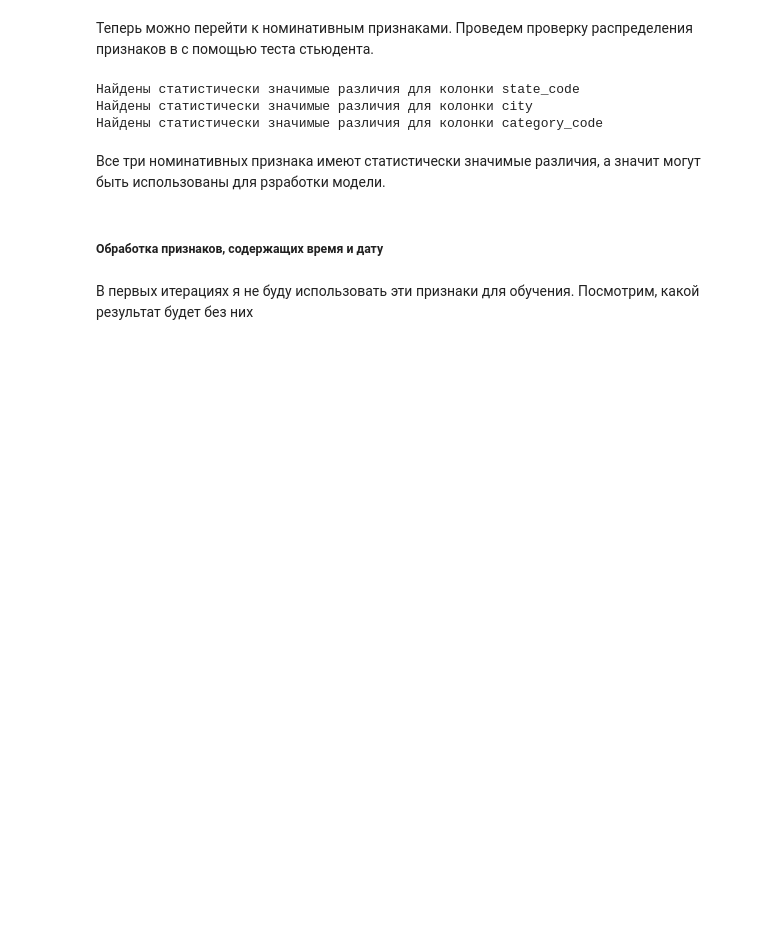
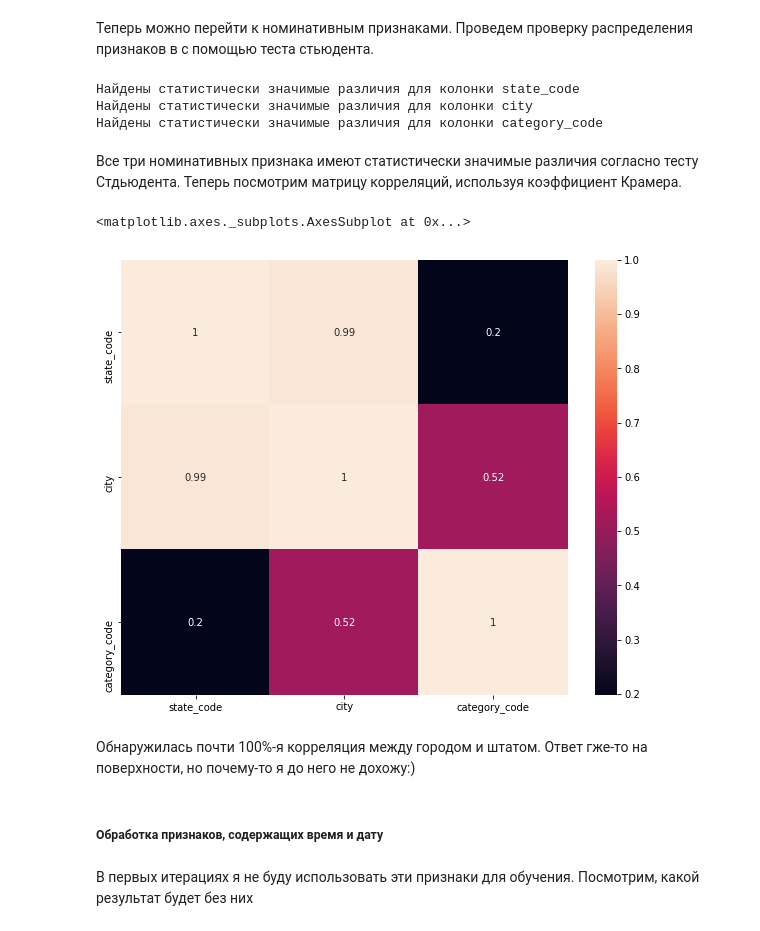
Before and after one commit to Seuranta/MyPublic, a Jupyter notebook: Startup prediction/Startup prediction.ipynb, the cells around one changed output. Saved outputs shown, nothing was run; the diff lists cells and outputs as text; code cells hidden in the pictures; blank space fills up the shorter version.

```diff
--- a/Startup prediction/Startup prediction.ipynb
+++ b/Startup prediction/Startup prediction.ipynb
@@ -502,7 +591,18 @@ for col in df:
 Найдены статистически значимые различия для колонки city
 Найдены статистически значимые различия для колонки category_code
 # %% [markdown]
-Все три номинативных признака имеют статистически значимые различия, а значит могут быть использованы для рзработки модели.
+Все три номинативных признака имеют статистически значимые различия согласно тесту Стдьюдента. Теперь посмотрим матрицу корреляций, используя коэффициент Крамера.
+# %%
+df_nominative = df_nominative.apply(lambda x: x.astype("category") if x.dtype == "O" else x)
+cramersv = am.CramersV(df_nominative)
+cramersv_matrix = cramersv.fit()
+plt.rcParams["figure.figsize"] = (10,8)
+display(sns.heatmap(cramersv_matrix, annot=True))
+# %% [output]
+<matplotlib.axes._subplots.AxesSubplot at 0x...>
+[figure, added]
+# %% [markdown]
+Обнаружилась почти 100%-я корреляция между городом и штатом. Ответ гже-то на поверхности, но почему-то я до него не дохожу:)
 # %% [markdown]
 ##### Обработка признаков, содержащих время и дату
 # %% [markdown]
```
Also changed, not shown: parts of 40 cells of this notebook.
